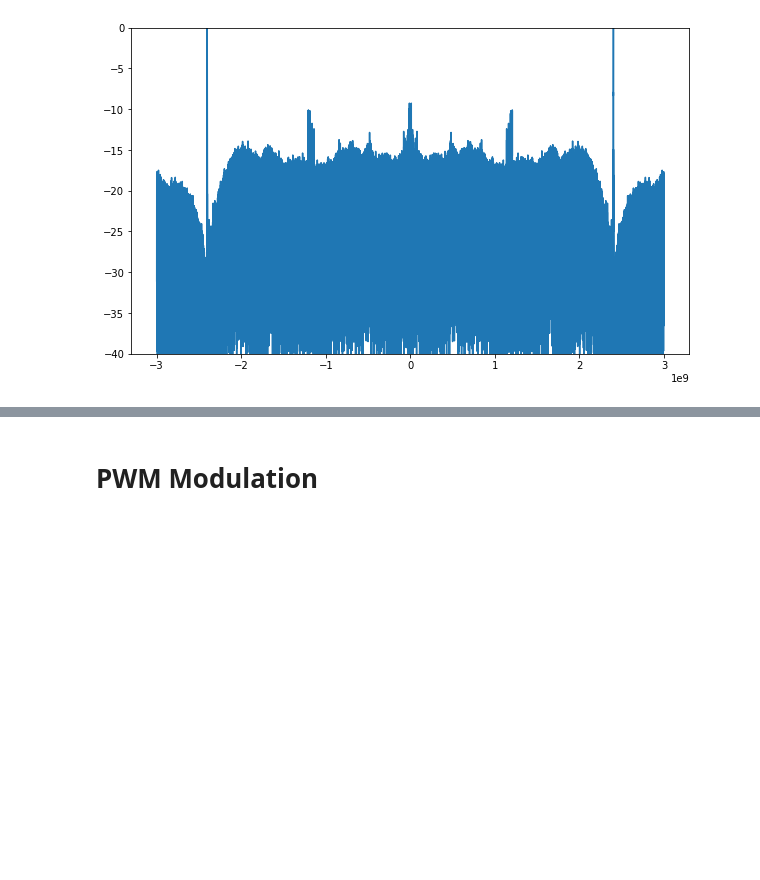
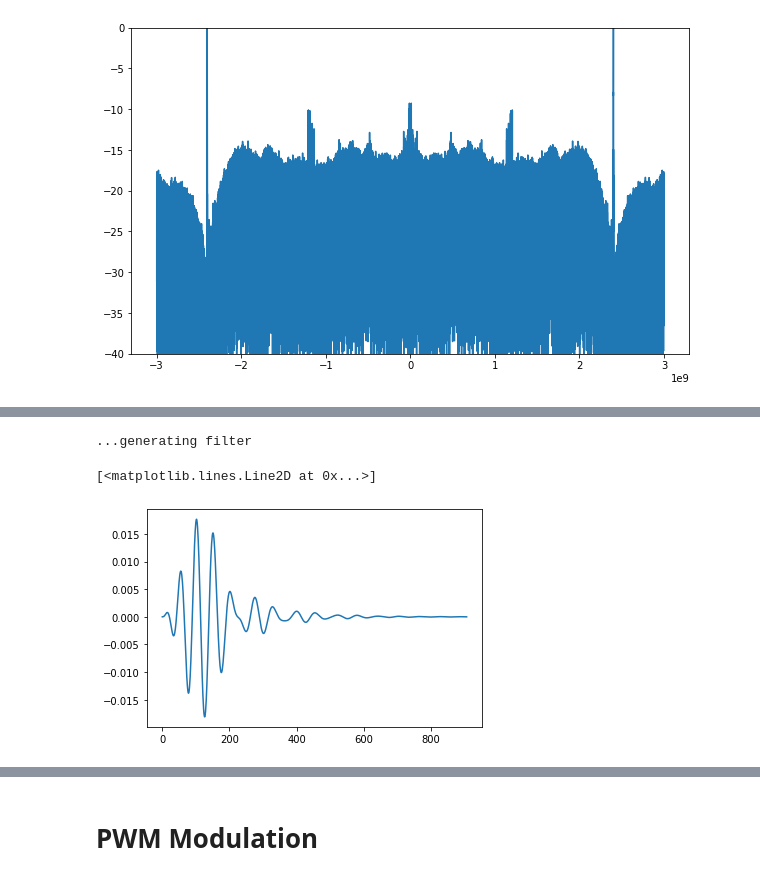
Before and after one commit to newhouseb/onebitbt, a Jupyter notebook: research/Transmission.ipynb, the cells around one changed output, grey strips where cells are left out. Saved outputs shown, nothing was run; the diff lists cells and outputs as text; code cells hidden in the pictures; blank space fills up the shorter version.

```diff
--- a/research/Transmission.ipynb
+++ b/research/Transmission.ipynb
@@ -168,0 +201,40 @@ plt.gca().set_ylim(-40, 0)
+# %%
+import numpy as np
+import scipy as sp
+import scipy.signal
+import matplotlib.pyplot as plt
+from pydsm.ir import impulse_response
+from pydsm.delsig import synthesizeNTF, simulateDSM, evalTF
+from pydsm.delsig import dbv, dbp
+from pydsm.NTFdesign import quantization_noise_gain
+from pydsm.NTFdesign.legacy import q0_from_filter_ir
+from pydsm.NTFdesign.weighting import ntf_fir_from_q0
+
+# Signal specification
+fsig = 1000.
+B = 400.
+OSR = 64
+fphi = B*OSR*2
+# Lee constraint
+H_inf = 1.5
+# FIR Order
+order = 49
+# Signal amplitude
+A = 0.75
+
+# Generate filter. Transfer function is normalized to be 0dB in pass band
+print("...generating filter")
+# Care: in butter the cut of frequencies are specified as numbers from 0 to 1
+# where 1 is fphi/2, not fphi
+w0 = 2*fsig/fphi
+B0 = 2*B/fphi
+w1 = (np.sqrt(B0**2+4*w0**2)-B0)/2
+w2 = (np.sqrt(B0**2+4*w0**2)+B0)/2
+hz = sp.signal.butter(4, [w1, w2], 'bandpass', output='zpk')
+hz_ir = impulse_response(hz, db=60)
+
+plt.plot(hz_ir)
+# %% [output]
+...generating filter
+[<matplotlib.lines.Line2D at 0x...>]
+[figure, added]
```
Also changed, not shown: parts of 7 cells of this notebook.
